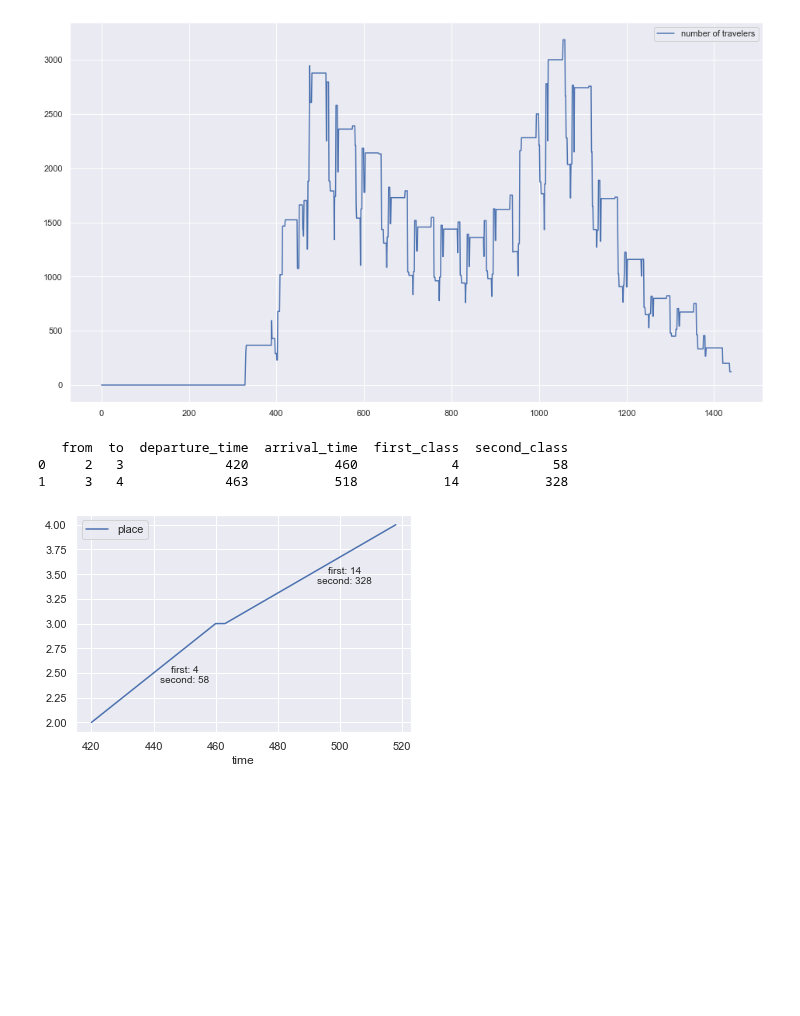
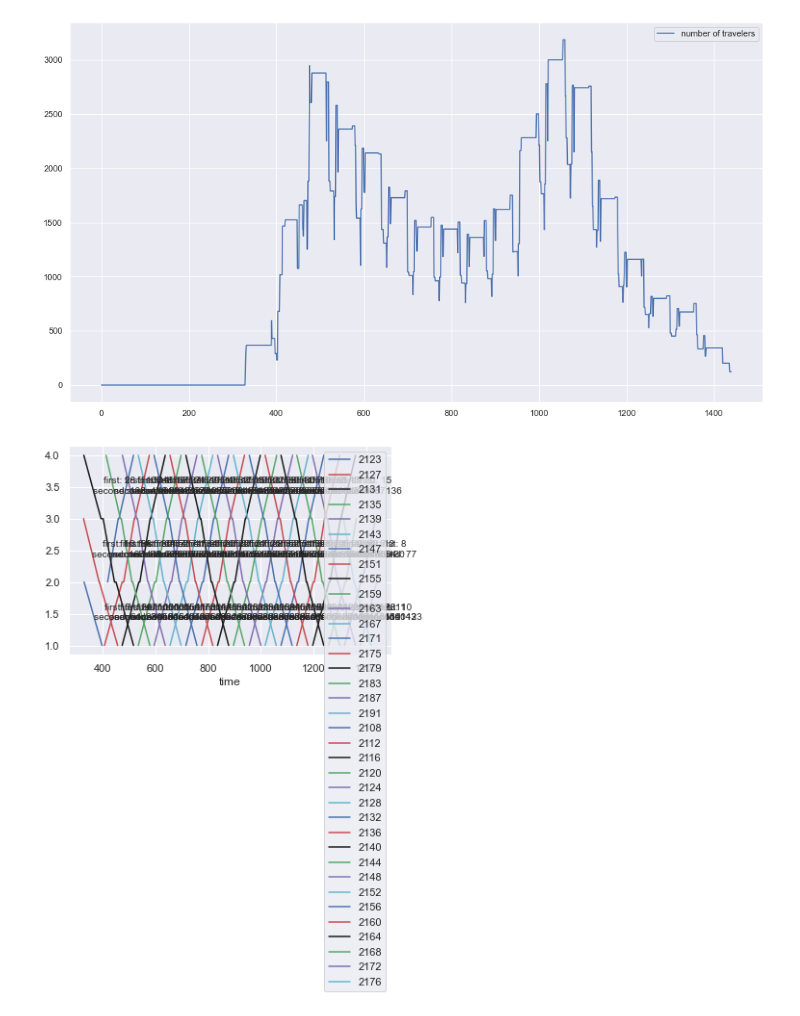
Before and after one commit to Sun-flowerSamurai/train-modelling, a Jupyter notebook: loading_train_data.ipynb, the cells around one changed output. Cells and saved outputs as stored; diff of their text form; code cells hidden in the pictures; blank space fills up the shorter version.

Commit message:
visualization class was added, everything seems to work but there are some scaling issues

```diff
--- a/loading_train_data.ipynb
+++ b/loading_train_data.ipynb
@@ -5,6 +5,8 @@ import matplotlib as mpl
 import matplotlib.pyplot as plt
 import seaborn as sns
 sns.set()
+plt.rcParams['figure.figsize'] = [40, 10]
+plt.rcParams['lines.markeredgewidth'] = 1
 
 %matplotlib inline
 
@@ -108,22 +110,17 @@ for index, row in df.iterrows():
         trains[row[0]] = pd.concat([trains[row[0]], pd.DataFrame(row[1:]).T])
     else:
         trains[row[0]] = pd.DataFrame(row[1:]).T
-
-print(trains[2123])
-# %% [output]
-   from  to  departure_time  arrival_time  first_class  second_class
-0     2   3             420           460            4            58
-1     3   4             463           518           14           328
 # %%
 import itertools
 colors = ['b', 'r', 'k', 'g', 'm', 'c']
 color_cycle = itertools.cycle(colors)
 
 class Train:
-    def __init__(self, train_number: int, schedule: pd.DataFrame) -> None:
+    def __init__(self, train_number: int, schedule: pd.DataFrame, ax:plt.Axes) -> None:
         """Create train object based on the train number and its schedule.
         """
 
+        self.ax = ax
         self.train_number = train_number
         self._schedule = schedule
         df = pd.DataFrame()
@@ -132,12 +129,13 @@ class Train:
         self.schedule = df.sort_values(by='time').reset_index()
 
 
-    def plot(self, ax=None) -> None:
+    def plot(self) -> None:
         """Plot the space time graph of the train line
         """
         col = next(color_cycle)
 
-        ax = plt.gca()
+        ax=self.ax
+
         self.schedule.plot(kind='line', x='time', y='place', ax=ax, color=col)
 
         for index, row in self._schedule.iterrows():
@@ -147,9 +145,26 @@ class Train:
             time = (row[2] + row[3])/2 + offset_t
 
             ax.text(time, place, f'    first: {row[4]}\nsecond: {row[5]}')
-
-
-t = Train(2123, trains[2123])
-t.plot()
-# %% [output]
-[figure, removed]
+# %%
+class VisualizeSchedule:
+    def __init__(self, trains_to_visualize: dict) -> None:
+        """Setup the schedule that needs to be visualized.
+        """
+
+        self.trains = trains_to_visualize
+
+    def visualize(self) -> None:
+        """Show the space-time plot of the train schedule.
+        """
+
+        ax = plt.gca()
+
+        for key, value in self.trains.items():
+            train = Train(key, value, ax)
+            train.plot()
+            plt.legend(self.trains.keys())
+
+viz = VisualizeSchedule(trains)
+viz.visualize()
+# %% [output]
+[figure, added]
```
